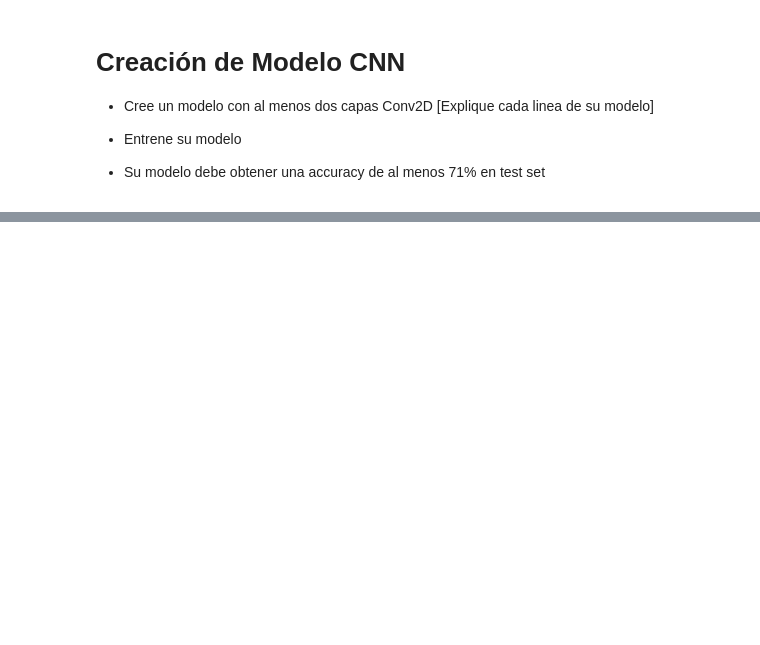
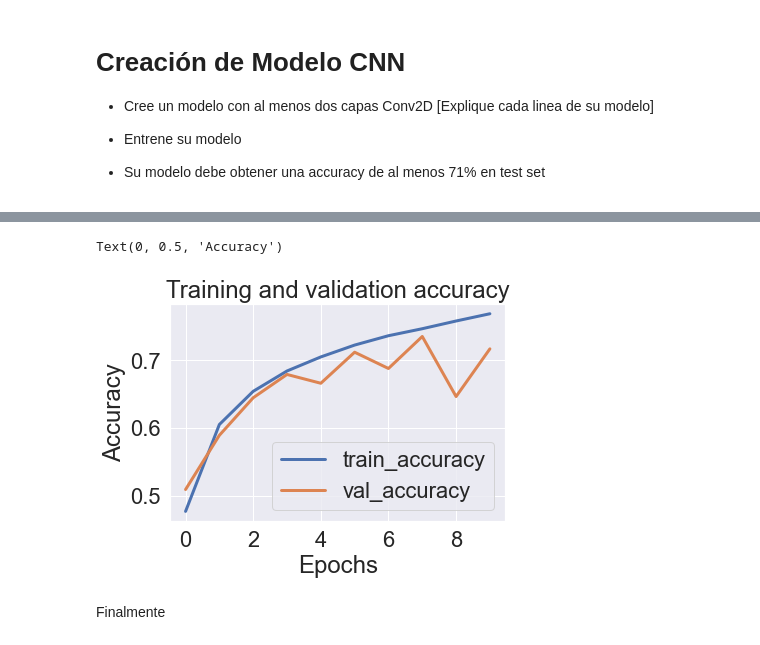
Before and after one commit to JoseRivasColoma/curso-deep-learning-diplomado, a Jupyter notebook: Evaluacion_UNIDAD1.ipynb, the cells around one changed output, grey strips where cells are left out. Drawn from its saved outputs; the diff is of its cells as text; code cells hidden in the pictures; blank space fills up the shorter version.

```diff
--- a/Evaluacion_UNIDAD1.ipynb
+++ b/Evaluacion_UNIDAD1.ipynb
@@ -272,0 +246,7 @@ Epoch 10/10
+# %%
+callback = tf.keras.callbacks.EarlyStopping(monitor='loss', patience=3)
+modelCNN.compile(optimizer='adam', #usamos adam porque es el optimizador que mejor se comporta de forma general
+              loss='sparse_categorical_crossentropy', #
+              metrics=['accuracy'])
+
+historyCNN = modelCNN.fit(train_images, train_labels, epochs=10, validation_split=0.1, callbacks=[callback])
@@ -272,0 +274,13 @@ Epoch 10/10
+# %%
+sns.set(font_scale=2)
+plt.plot(historyCNN.history['accuracy'], lw = 3)
+plt.plot(historyCNN.history['val_accuracy'], lw = 3)
+plt.legend(["train_accuracy", 'val_accuracy'])
+plt.title('Training and validation accuracy')
+plt.xlabel("Epochs")
+plt.ylabel("Accuracy")
+# %% [output]
+Text(0, 0.5, 'Accuracy')
+[figure, added]
+# %% [markdown]
+Finalmente
```
Also changed, not shown: parts of 20 cells of this notebook.
